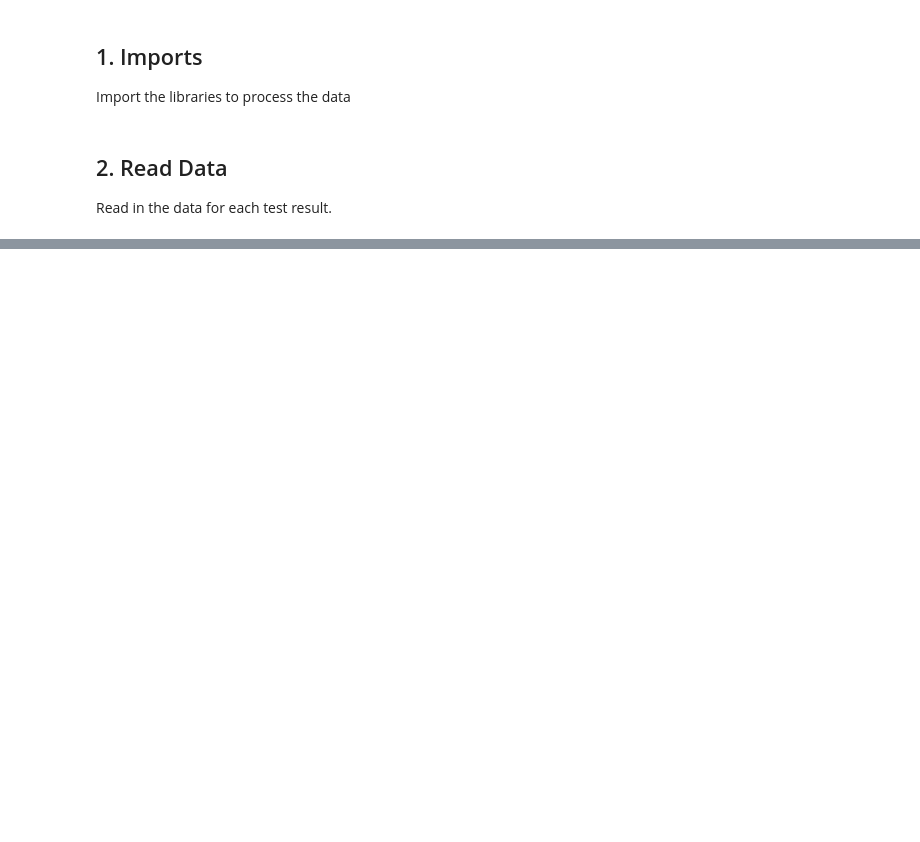
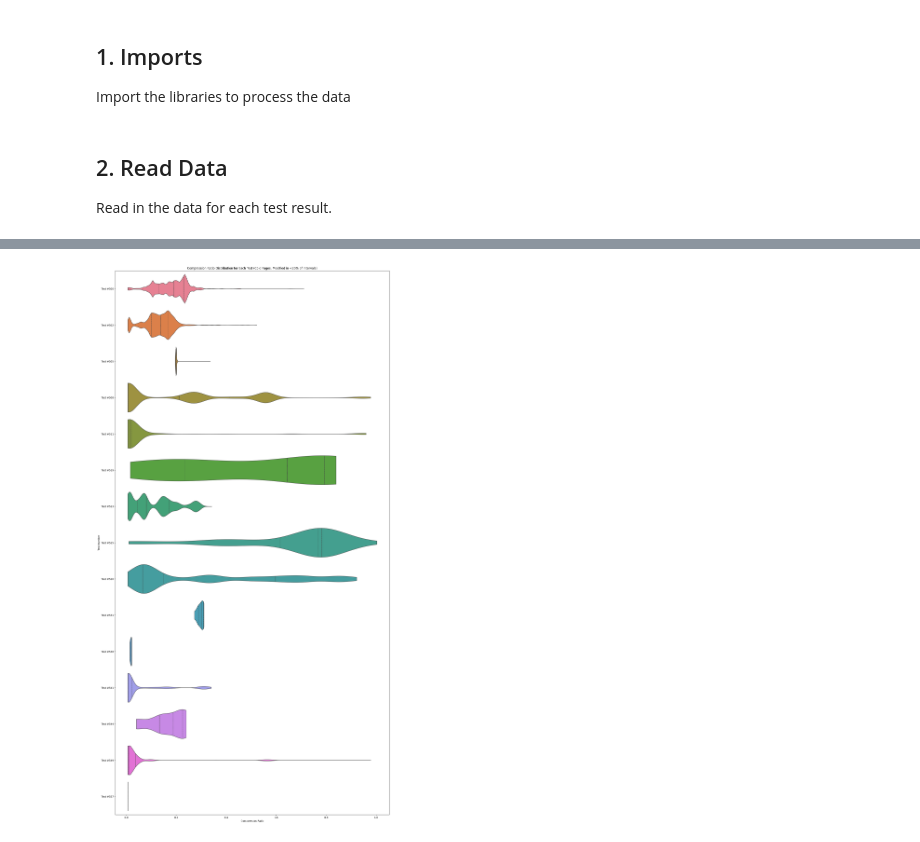
Before and after one commit to adam-mcdaniel/heappulse, a Jupyter notebook: page-tracking-test-results.ipynb, the cells around one changed output, grey strips where cells are left out. Saved outputs shown, nothing was run; the diff lists cells and outputs as text; code cells hidden in the pictures; blank space fills up the shorter version.

```diff
--- a/page-tracking-test-results.ipynb
+++ b/page-tracking-test-results.ipynb
@@ -162,0 +207,15 @@ Done with test 549
+# %%
+plt.figure(figsize=(20, 40))
+# Get only the pages that are modified for less than 20% of the intervals
+# intervals = all_tests["Interval #"].max()
+cold_pages = all_tests.groupby("Physical Page Address").filter(lambda x: (x["Written During This Interval?"].sum() / max(x["Interval #"].max() - x["Interval #"].min(), 1)) < 0.2)
+
+ax = sns.violinplot(data=cold_pages, cut=0, x="Compression Ratio", y="Test Number", hue="Test Number", inner="quartile")
+# Label with the test number
+
+plt.xlabel("Compression Ratio")
+plt.ylabel("Test Number")
+plt.title("Compression Ratio Distribution for Each Test (Cold Pages, Modified in <20% of Intervals)")
+plt.show()
+# %% [output]
+[figure, added]
```
Also changed, not shown: parts of 7 cells of this notebook, 1 other file.
